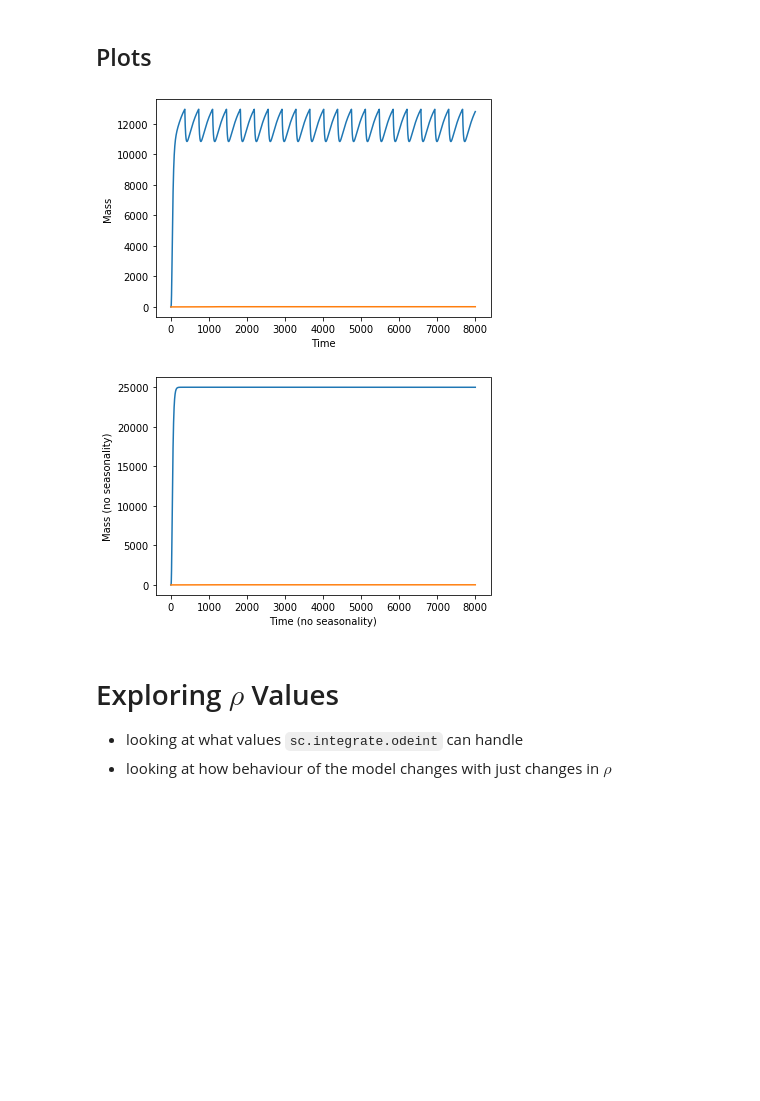
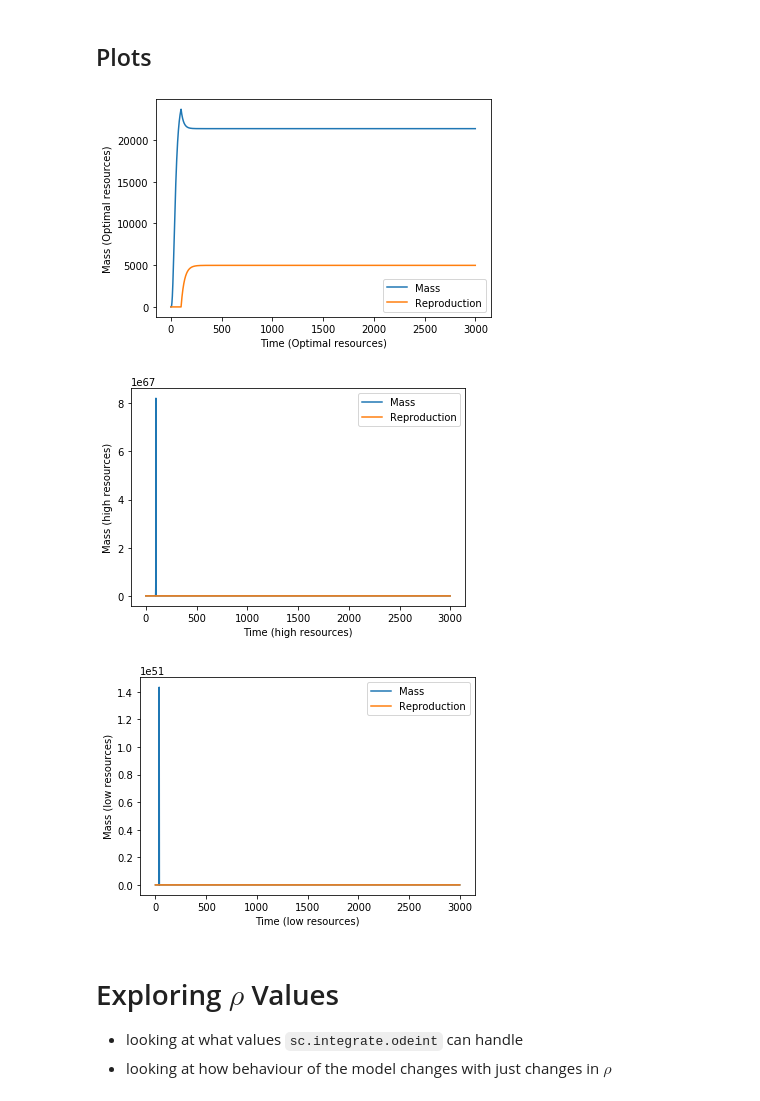
Before and after one commit to Don-Burns/Masters_Project, a Jupyter notebook: code/Functional_Response_Model.ipynb, the cells around one changed output. Cells and saved outputs as stored; diff of their text form; code cells hidden in the pictures; blank space fills up the shorter version.

```diff
--- a/code/Functional_Response_Model.ipynb
+++ b/code/Functional_Response_Model.ipynb
@@ -258,21 +385,31 @@ print(max(reproSeason))
 # %%
 import matplotlib.pyplot as plt
 
 plt.figure()
-plt.plot(t, mass)
-plt.plot(t, repro)
-plt.xlabel("Time")
-plt.ylabel("Mass")
+plt.plot(t, massOpt, label = "Mass")
+plt.plot(t, reproOpt, label = "Reproduction")
+plt.xlabel("Time (Optimal resources)")
+plt.ylabel("Mass (Optimal resources)")
+plt.legend()
 plt.show()
 plt.figure()
-plt.plot(t, massSeason)
-plt.plot(t, reproSeason)
-plt.xlabel("Time (no seasonality)")
-plt.ylabel("Mass (no seasonality)")
+plt.plot(t, massHigh, label = "Mass")
+plt.plot(t, reproHigh, label =  "Reproduction")
+plt.xlabel("Time (high resources)")
+plt.ylabel("Mass (high resources)")
+plt.legend()
 plt.show()
+plt.figure()
+plt.plot(t, massLow, label = "Mass")
+plt.plot(t, reproLow, label = "Reproduction")
+plt.xlabel("Time (low resources)")
+plt.ylabel("Mass (low resources)")
+plt.legend()
+plt.show()
 # %% [output]
-[figure, old version]
+[figure, new version]
-[figure, old version]
+[figure, new version]
+[figure, added]
 # %% [markdown]
 # Exploring $\rho$ Values
 - looking at what values `sc.integrate.odeint` can handle
```
Also changed, not shown: parts of 18 cells of this notebook.
